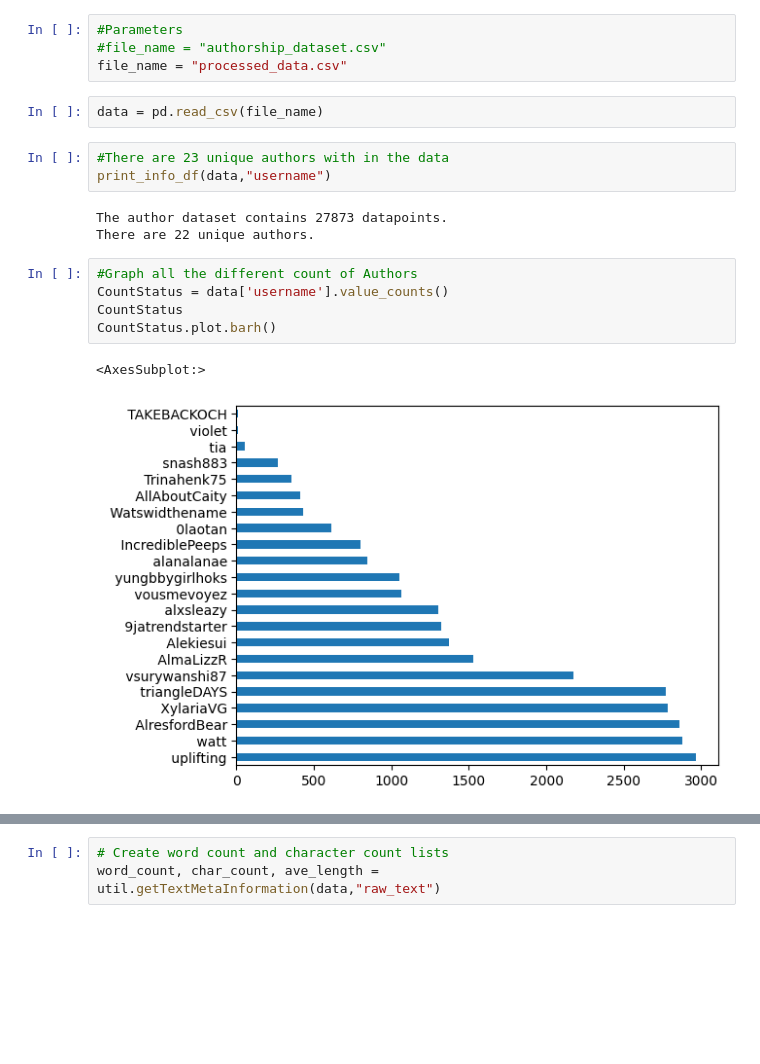
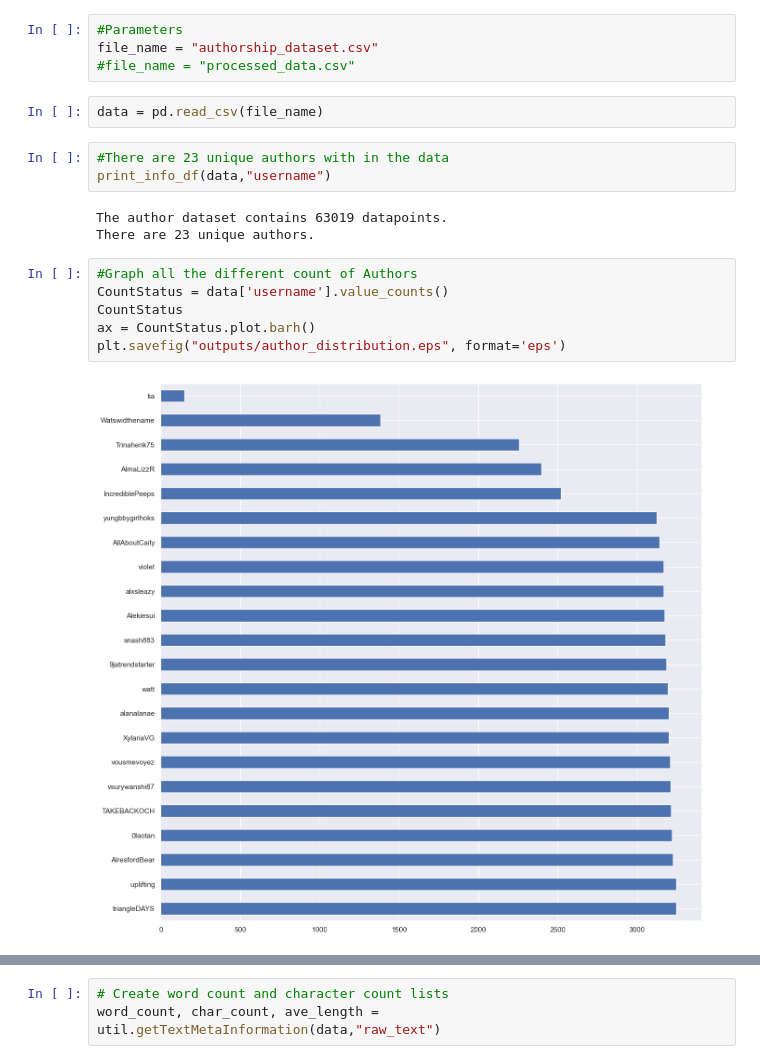
Before and after one commit to Matthew-Dickson/COS801Assignment, a Jupyter notebook: Data/authorship_eda.ipynb, the cells around one changed output, grey strips where cells are left out. Drawn from its saved outputs; the diff is of its cells as text; blank space fills up the shorter version.

```diff
--- a/Data/authorship_eda.ipynb
+++ b/Data/authorship_eda.ipynb
@@ -17,20 +59,20 @@ def print_info_df(data,label):
 # %%
 #Parameters
-#file_name = "authorship_dataset.csv"
-file_name = "processed_data.csv"
+file_name = "authorship_dataset.csv"
+#file_name = "processed_data.csv"
 # %%
 data = pd.read_csv(file_name)
 # %%
 #There are 23 unique authors with in the data
 print_info_df(data,"username")
 # %% [output]
-The author dataset contains 27873 datapoints.
-There are 22 unique authors.
+The author dataset contains 63019 datapoints.
+There are 23 unique authors.
 # %%
 #Graph all the different count of Authors
 CountStatus = data['username'].value_counts()
 CountStatus
-CountStatus.plot.barh()
+ax = CountStatus.plot.barh()
+plt.savefig("outputs/author_distribution.eps", format='eps')
 # %% [output]
-<AxesSubplot:>
-[figure, old version]
+[figure, new version]
```
Also changed, not shown: parts of 24 cells of this notebook, 42 other files.
